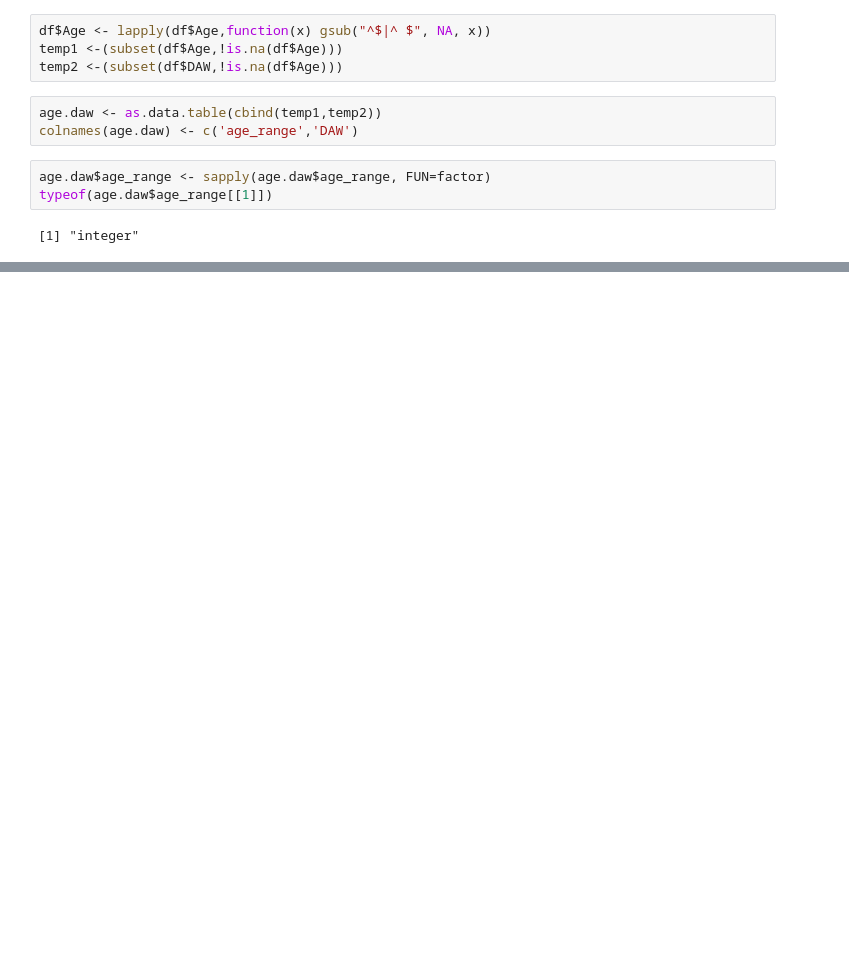
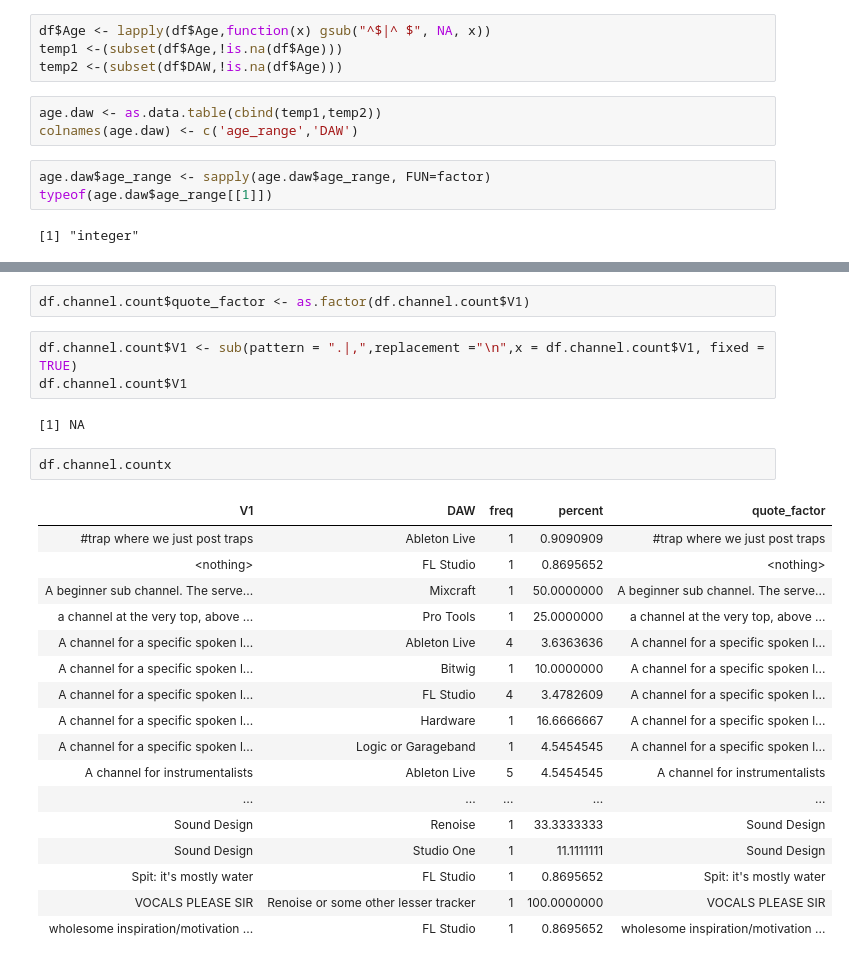
Before and after one commit to CalebWelch/edmp_survey, a Jupyter notebook: Untitled1.ipynb, the cells around one changed output, grey strips where cells are left out. Drawn from its saved outputs; the diff is of its cells as text; blank space fills up the shorter version.

```diff
--- a/Untitled1.ipynb
+++ b/Untitled1.ipynb
@@ -168,0 +276,27 @@ ggplot (age.daw.age, aes(x=age.count.range,y=age.count.freq))+ geom_bar(stat='id
+# %%
+df.channel.count$quote_factor <- as.factor(df.channel.count$V1)
+# %%
+df.channel.count$V1 <- sub(pattern = ".|,",replacement ="\n",x = df.channel.count$V1, fixed = TRUE)
+df.channel.count$V1
+# %% [output]
+[1] NA
+# %%
+df.channel.countx
+# %% [output]
+| V1 | DAW | freq | percent | quote_factor |
+| #trap where we just post traps | Ableton Live | 1 | 0.9090909 | #trap where we just post traps |
+| <nothing> | FL Studio | 1 | 0.8695652 | <nothing> |
+| A beginner sub channel. The serve... | Mixcraft | 1 | 50.0000000 | A beginner sub channel. The serve... |
+| a channel at the very top, above ... | Pro Tools | 1 | 25.0000000 | a channel at the very top, above ... |
+| A channel for a specific spoken l... | Ableton Live | 4 | 3.6363636 | A channel for a specific spoken l... |
+| A channel for a specific spoken l... | Bitwig | 1 | 10.0000000 | A channel for a specific spoken l... |
+| A channel for a specific spoken l... | FL Studio | 4 | 3.4782609 | A channel for a specific spoken l... |
+| A channel for a specific spoken l... | Hardware | 1 | 16.6666667 | A channel for a specific spoken l... |
+| A channel for a specific spoken l... | Logic or Garageband | 1 | 4.5454545 | A channel for a specific spoken l... |
+| A channel for instrumentalists | Ableton Live | 5 | 4.5454545 | A channel for instrumentalists |
+| ... | ... | ... | ... | ... |
+| Sound Design | Renoise | 1 | 33.3333333 | Sound Design |
+| Sound Design | Studio One | 1 | 11.1111111 | Sound Design |
+| Spit: it's mostly water | FL Studio | 1 | 0.8695652 | Spit: it's mostly water |
+| VOCALS PLEASE SIR | Renoise or some other lesser tracker | 1 | 100.0000000 | VOCALS PLEASE SIR |
+| wholesome inspiration/motivation ... | FL Studio | 1 | 0.8695652 | wholesome inspiration/motivation ... |
```
Also changed, not shown: parts of 20 cells of this notebook.
